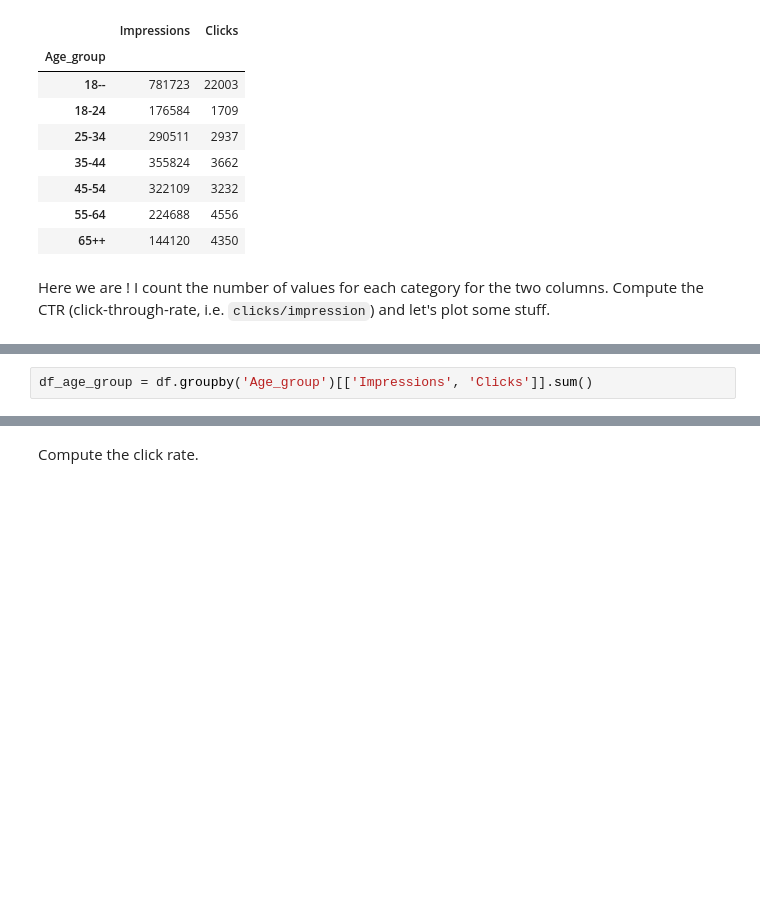
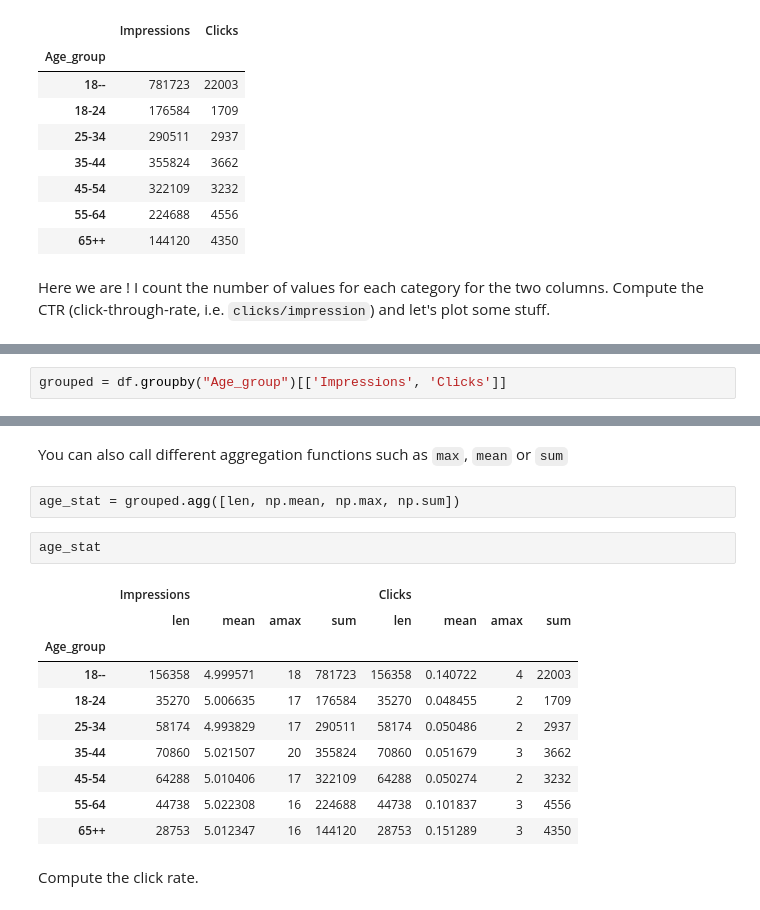
Before and after one commit to garaud/doing_pydata_science, a Jupyter notebook: chapter2-eda.ipynb, the cells around one changed output, grey strips where cells are left out. Cells and saved outputs as stored; diff of their text form; blank space fills up the shorter version.

```diff
--- a/chapter2-eda.ipynb
+++ b/chapter2-eda.ipynb
@@ -170,2 +189,2 @@ Here we are ! I count the number of values for each category for the two columns
 # %%
-df_age_group = df.groupby('Age_group')[['Impressions', 'Clicks']].sum()
+grouped = df.groupby("Age_group")[['Impressions', 'Clicks']]
@@ -172,3 +203,20 @@ df_age_group = df.groupby('Age_group')[['Impressions', 'Clicks']].sum()
+# %% [markdown]
+You can also call different aggregation functions such as `max`, `mean` or `sum`
+# %%
+age_stat = grouped.agg([len, np.mean, np.max, np.sum])
+# %%
+age_stat
+# %% [output]
+|  | Impressions |  |  |  | Clicks |  |  |  |
+|  | len | mean | amax | sum | len | mean | amax | sum |
+| Age_group |  |  |  |  |  |  |  |  |
+| 18-- | 156358 | 4.999571 | 18 | 781723 | 156358 | 0.140722 | 4 | 22003 |
+| 18-24 | 35270 | 5.006635 | 17 | 176584 | 35270 | 0.048455 | 2 | 1709 |
+| 25-34 | 58174 | 4.993829 | 17 | 290511 | 58174 | 0.050486 | 2 | 2937 |
+| 35-44 | 70860 | 5.021507 | 20 | 355824 | 70860 | 0.051679 | 3 | 3662 |
+| 45-54 | 64288 | 5.010406 | 17 | 322109 | 64288 | 0.050274 | 2 | 3232 |
+| 55-64 | 44738 | 5.022308 | 16 | 224688 | 44738 | 0.101837 | 3 | 4556 |
+| 65++ | 28753 | 5.012347 | 16 | 144120 | 28753 | 0.151289 | 3 | 4350 |
 # %% [markdown]
 Compute the click rate.
 # %%
```
Also changed, not shown: parts of 41 cells of this notebook.
